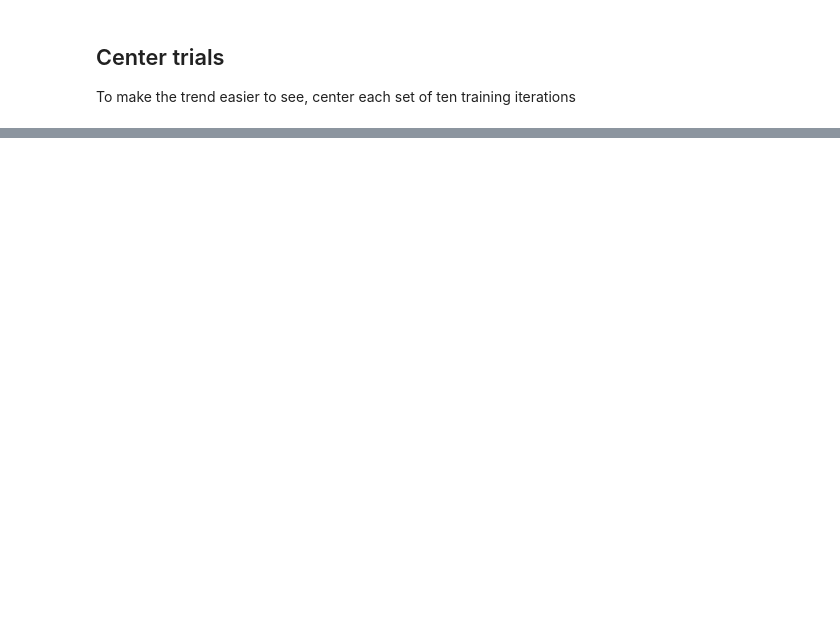
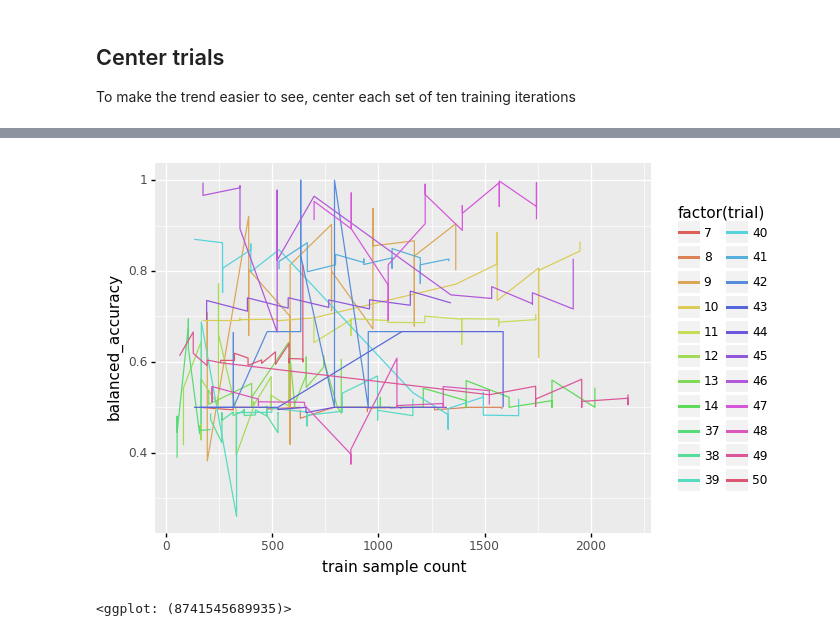
Before and after one commit to greenelab/linear_signal, a Jupyter notebook: notebook/analysis/imputation_viz.ipynb, the cells around one changed output, grey strips where cells are left out. Saved outputs shown, nothing was run; the diff lists cells and outputs as text; code cells hidden in the pictures; blank space fills up the shorter version.

```diff
--- a/notebook/analysis/imputation_viz.ipynb
+++ b/notebook/analysis/imputation_viz.ipynb
@@ -119,0 +167,5 @@ print(plot)
+# %%
+ggplot(tb_df, aes(x='train sample count', y='balanced_accuracy', color='factor(trial)')) + geom_line()
+# %% [output]
+[figure, added]
+<ggplot: (8741545689935)>
```
Also changed, not shown: parts of 14 cells of this notebook, 1 other file.
